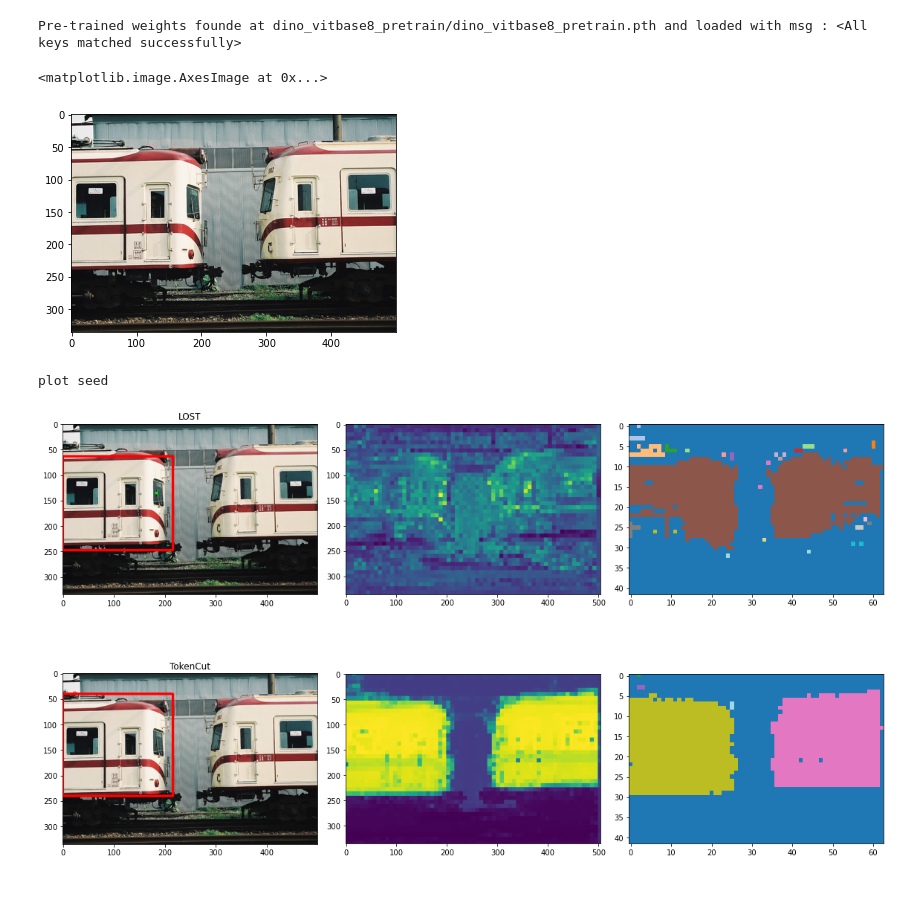
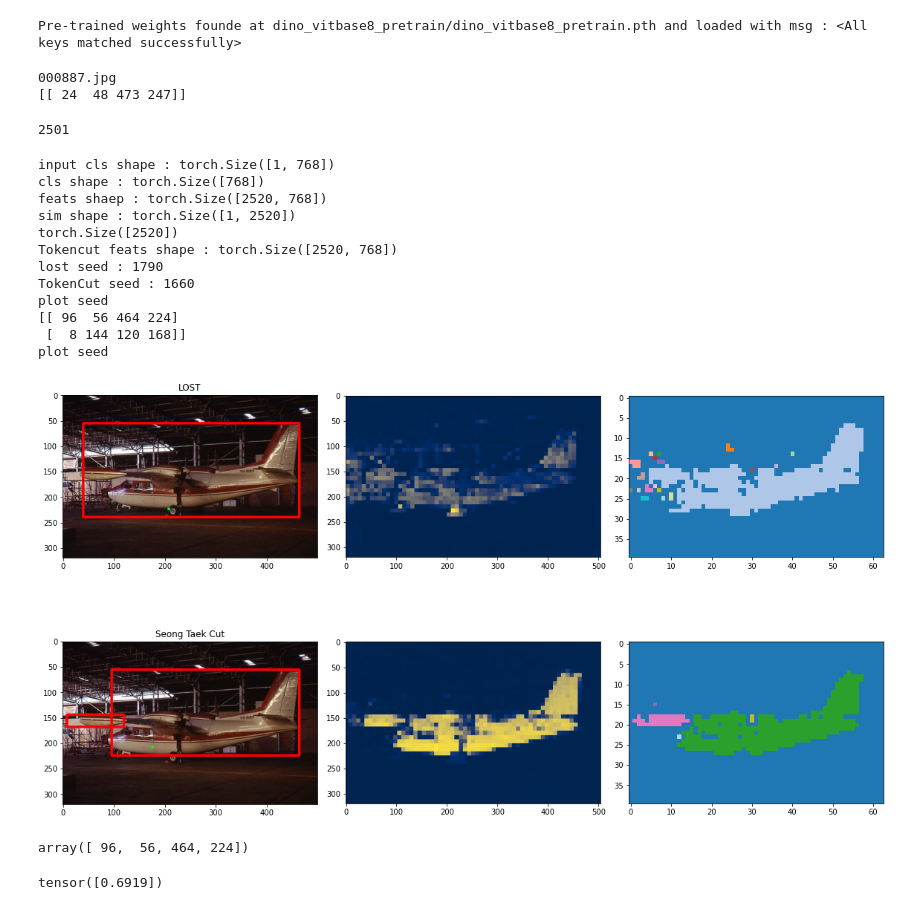
Before and after one commit to rucola-pizza/IMST, a Jupyter notebook: Ex.ipynb, the cells around one changed output. Drawn from its saved outputs; the diff is of its cells as text; code cells hidden in the pictures.

```diff
--- a/Ex.ipynb
+++ b/Ex.ipynb
@@ -8,23 +15,54 @@ patch_size = 8
 model = get_model('dino_base', patch_size=patch_size, device='cuda')
 # %% [output]
 Pre-trained weights founde at dino_vitbase8_pretrain/dino_vitbase8_pretrain.pth and loaded with msg : <All keys matched successfully>
-# %%
-img_num = 14
-img_path = f'./examples/{img_num}.jpg'
-
-scikit_img = load_image(img_path=img_path)
-plt.imshow(scikit_img)
-# %% [output]
-<matplotlib.image.AxesImage at 0x...>
-[figure, removed]
-# %%
-plt.figure(figsize=(16,10))
-lost_tokencut(img_path=img_path,
-              model = model,
-              patch_size=patch_size,
-              feature='v',
-              depth=-1
-             )
-# %% [output]
-plot seed
-[figure, removed]
+# %%
+dataloader = dataset.dataloader
+inp = dataloader[203]
+im_name = dataset.get_image_name(inp[1])
+gt_bbxs, gt_cls = dataset.extract_gt(inp[1], im_name)
+print(im_name)
+print(gt_bbxs)
+# %% [output]
+000887.jpg
+[[ 24  48 473 247]]
+# %%
+len(dataset.dataloader)
+# %% [output]
+2501
+# %%
+img_path = f'/monet/TokenCut/datasets/VOC2007/VOCdevkit/VOC2007/JPEGImages/{im_name}'
+scikit_img = load_image(img_path=img_path)
+# scikit_img = skimage.transform.resize(scikit_img, (480,480))
+plt.figure(figsize=(16,10))
+t_la, l_la, preds = lost_tokencut(img_path=img_path,
+                                    model = model,
+                                    patch_size=patch_size,
+                                    feature='k',
+                                    depth=-1,
+                                    cmap='cividis',
+                                    plot_seed=True,
+                                    tau=0.2
+                                    )
+# %% [output]
+input cls shape : torch.Size([1, 768])
+cls shape : torch.Size([768])
+feats shaep : torch.Size([2520, 768])
+sim shape : torch.Size([1, 2520])
+torch.Size([2520])
+Tokencut feats shape : torch.Size([2520, 768])
+lost seed : 1790
+TokenCut seed : 1660
+plot seed
+[[ 96  56 464 224]
+ [  8 144 120 168]]
+plot seed
+[figure, added]
+# %%
+preds[0]
+# %% [output]
+array([ 96,  56, 464, 224])
+# %%
+ious = bbox_iou(torch.from_numpy(preds[0]), torch.from_numpy(gt_bbxs))
+print(ious)
+# %% [output]
+tensor([0.6919])
```
Also changed, not shown: parts of 3 cells of this notebook, 9 other files.
